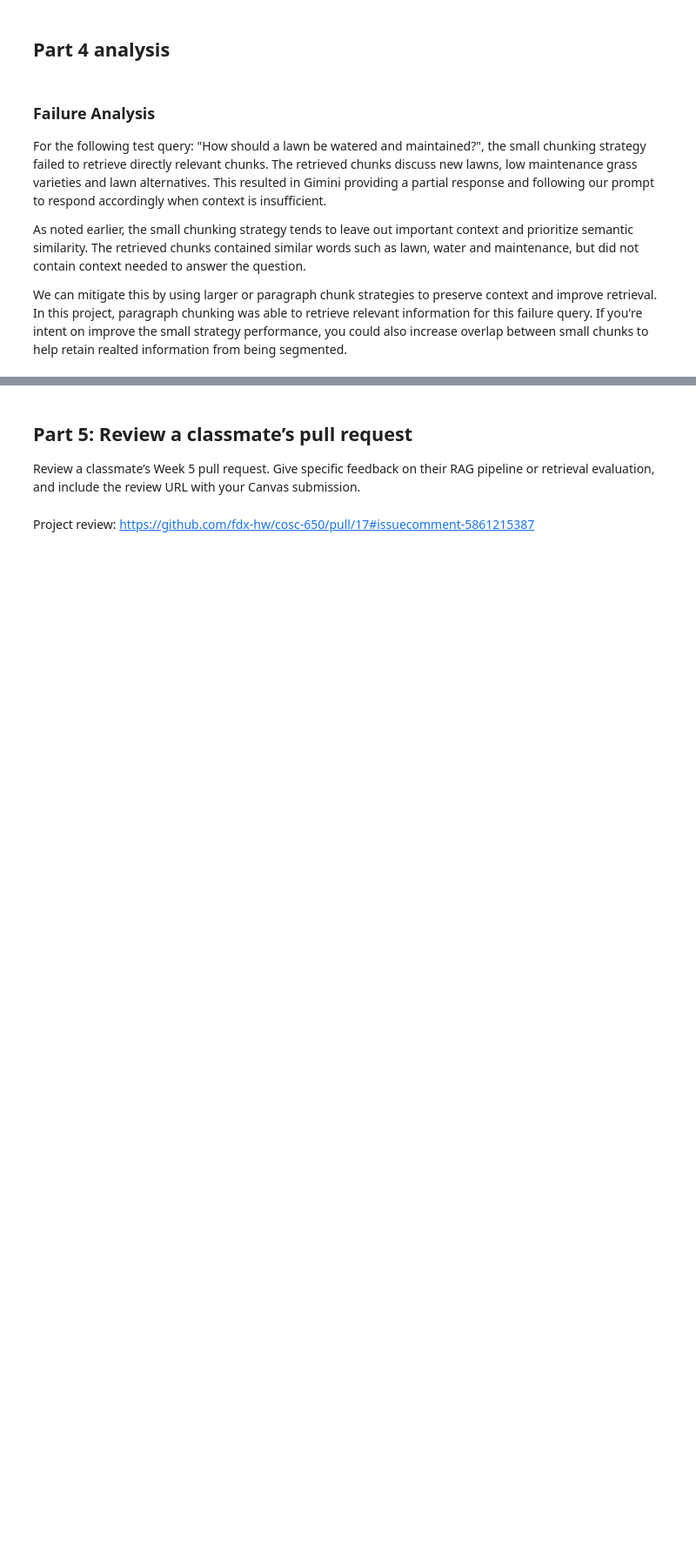
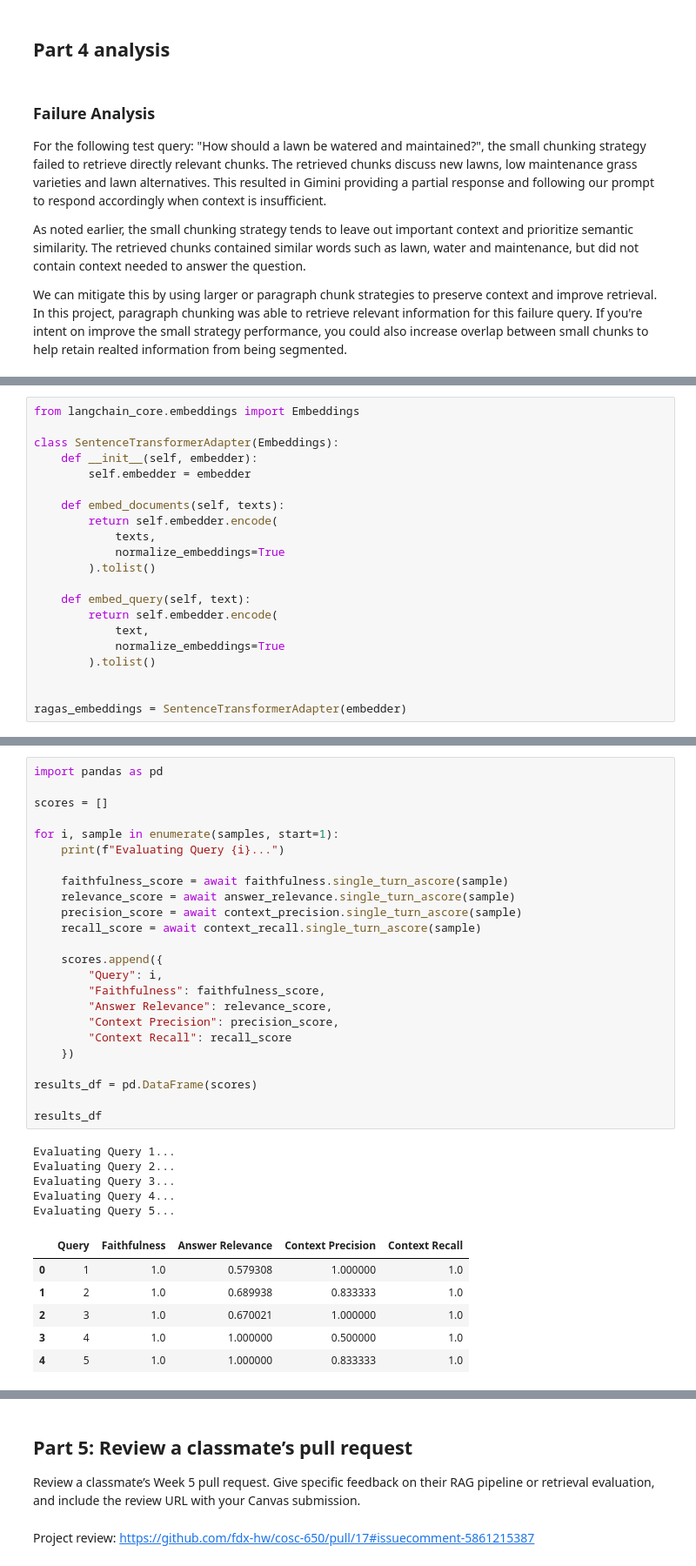
Before and after one commit to wyattae/cosc-650-applied-llm-systems, a Jupyter notebook: src/week5/week5_rag_starter.ipynb, the cells around one changed output, grey strips where cells are left out. Shown at 87% size. Cells and saved outputs as stored; diff of their text form; blank space fills up the shorter version.

```diff
--- a/src/week5/week5_rag_starter.ipynb
+++ b/src/week5/week5_rag_starter.ipynb
@@ -755,0 +948,21 @@ We can mitigate this by using larger or paragraph chunk strategies to preserve c
+# %%
+from langchain_core.embeddings import Embeddings
+
+class SentenceTransformerAdapter(Embeddings):
+    def __init__(self, embedder):
+        self.embedder = embedder
+
+    def embed_documents(self, texts):
+        return self.embedder.encode(
+            texts,
+            normalize_embeddings=True
+        ).tolist()
+
+    def embed_query(self, text):
+        return self.embedder.encode(
+            text,
+            normalize_embeddings=True
+        ).tolist()
+
+
+ragas_embeddings = SentenceTransformerAdapter(embedder)
@@ -755,0 +1000,36 @@ We can mitigate this by using larger or paragraph chunk strategies to preserve c
+# %%
+import pandas as pd
+
+scores = []
+
+for i, sample in enumerate(samples, start=1):
+    print(f"Evaluating Query {i}...")
+
+    faithfulness_score = await faithfulness.single_turn_ascore(sample)
+    relevance_score = await answer_relevance.single_turn_ascore(sample)
+    precision_score = await context_precision.single_turn_ascore(sample)
+    recall_score = await context_recall.single_turn_ascore(sample)
+
+    scores.append({
+        "Query": i,
+        "Faithfulness": faithfulness_score,
+        "Answer Relevance": relevance_score,
+        "Context Precision": precision_score,
+        "Context Recall": recall_score
+    })
+
+results_df = pd.DataFrame(scores)
+
+results_df
+# %% [output]
+Evaluating Query 1...
+Evaluating Query 2...
+Evaluating Query 3...
+Evaluating Query 4...
+Evaluating Query 5...
+|  | Query | Faithfulness | Answer Relevance | Context Precision | Context Recall |
+| 0 | 1 | 1.0 | 0.579308 | 1.000000 | 1.0 |
+| 1 | 2 | 1.0 | 0.689938 | 0.833333 | 1.0 |
+| 2 | 3 | 1.0 | 0.670021 | 1.000000 | 1.0 |
+| 3 | 4 | 1.0 | 1.000000 | 0.500000 | 1.0 |
+| 4 | 5 | 1.0 | 1.000000 | 0.833333 | 1.0 |
```
Also changed, not shown: parts of 16 cells of this notebook, 1 other file.
